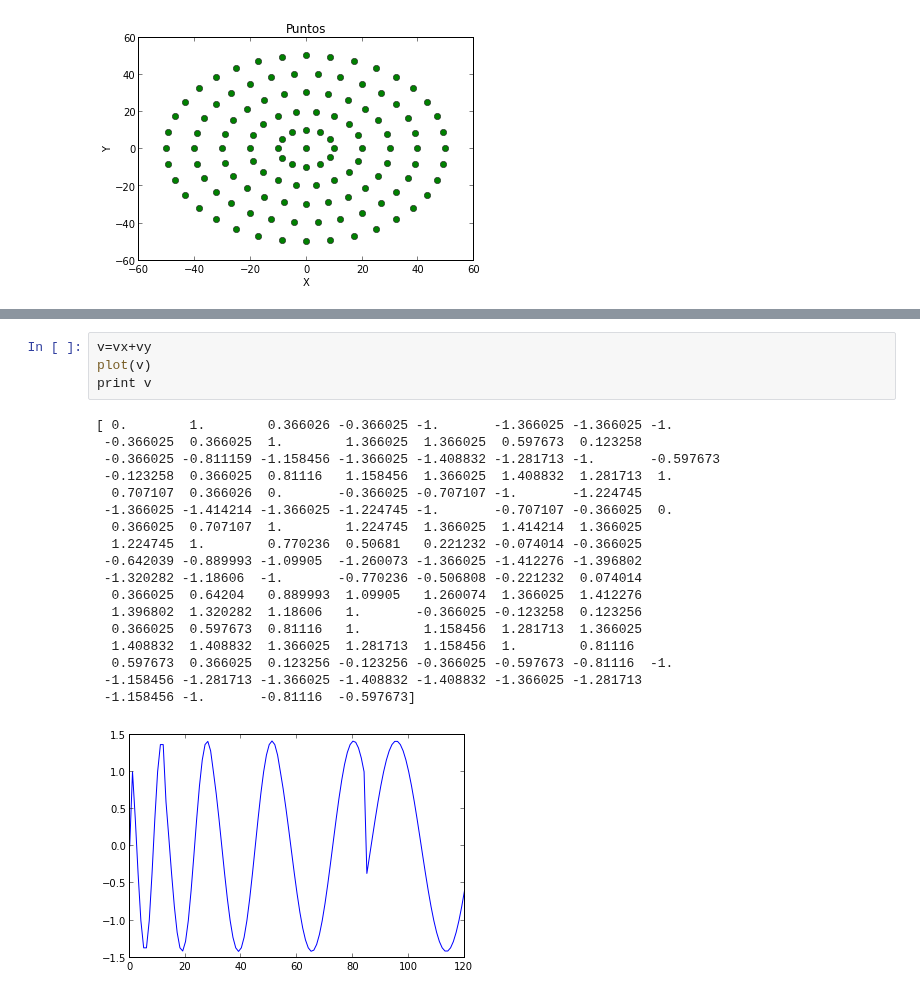
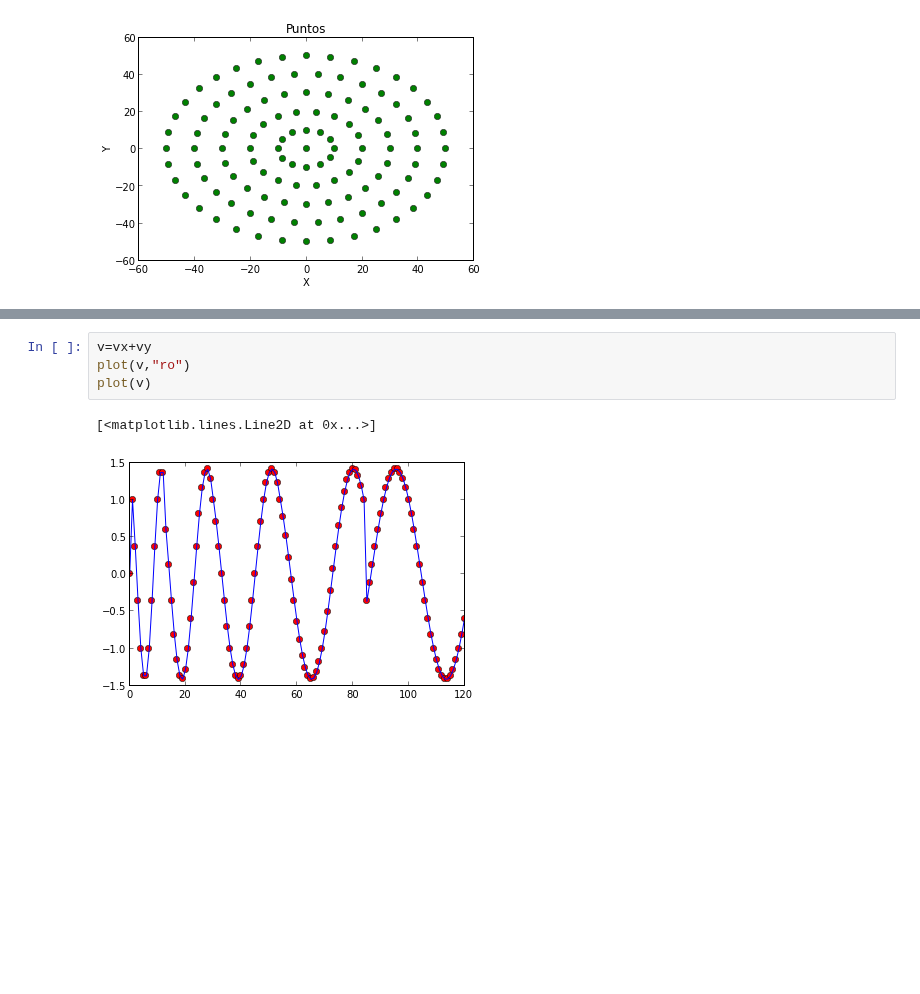
Before and after one commit to daniel-lozano/tarea6, a Jupyter notebook: datos_iniciales.ipynb, the cells around one changed output, grey strips where cells are left out. Cells and saved outputs as stored; diff of their text form; blank space fills up the shorter version.

```diff
--- a/datos_iniciales.ipynb
+++ b/datos_iniciales.ipynb
@@ -60,23 +99,7 @@ plt.close()
 # %%
 v=vx+vy
+plot(v,"ro")
 plot(v)
-print v
 # %% [output]
-[ 0.        1.        0.366026 -0.366025 -1.       -1.366025 -1.366025 -1.
- -0.366025  0.366025  1.        1.366025  1.366025  0.597673  0.123258
- -0.366025 -0.811159 -1.158456 -1.366025 -1.408832 -1.281713 -1.       -0.597673
- -0.123258  0.366025  0.81116   1.158456  1.366025  1.408832  1.281713  1.
-  0.707107  0.366026  0.       -0.366025 -0.707107 -1.       -1.224745
- -1.366025 -1.414214 -1.366025 -1.224745 -1.       -0.707107 -0.366025  0.
-  0.366025  0.707107  1.        1.224745  1.366025  1.414214  1.366025
-  1.224745  1.        0.770236  0.50681   0.221232 -0.074014 -0.366025
- -0.642039 -0.889993 -1.09905  -1.260073 -1.366025 -1.412276 -1.396802
- -1.320282 -1.18606  -1.       -0.770236 -0.506808 -0.221232  0.074014
-  0.366025  0.64204   0.889993  1.09905   1.260074  1.366025  1.412276
-  1.396802  1.320282  1.18606   1.       -0.366025 -0.123258  0.123256
-  0.366025  0.597673  0.81116   1.        1.158456  1.281713  1.366025
-  1.408832  1.408832  1.366025  1.281713  1.158456  1.        0.81116
-  0.597673  0.366025  0.123256 -0.123256 -0.366025 -0.597673 -0.81116  -1.
- -1.158456 -1.281713 -1.366025 -1.408832 -1.408832 -1.366025 -1.281713
- -1.158456 -1.       -0.81116  -0.597673]
+[<matplotlib.lines.Line2D at 0x...>]
-[figure, old version]
+[figure, new version]
```
Also changed, not shown: parts of 4 cells of this notebook, 1 other file.
